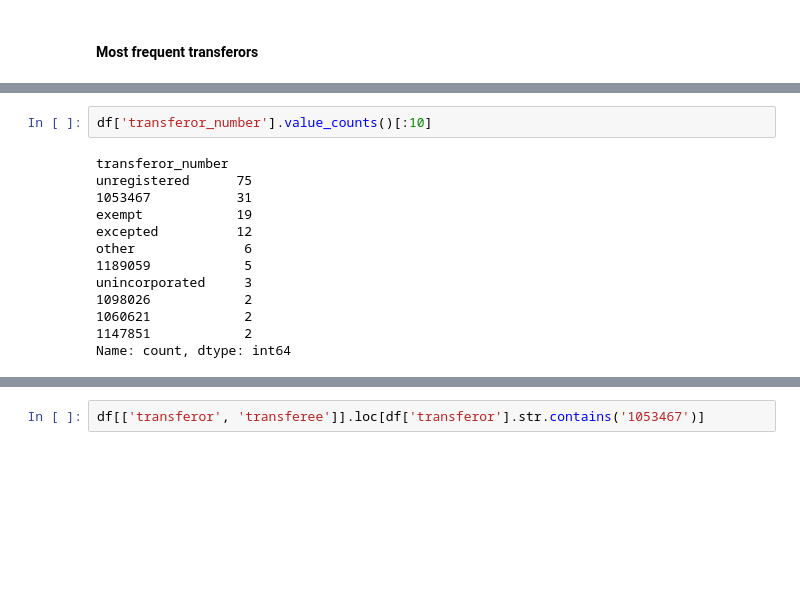
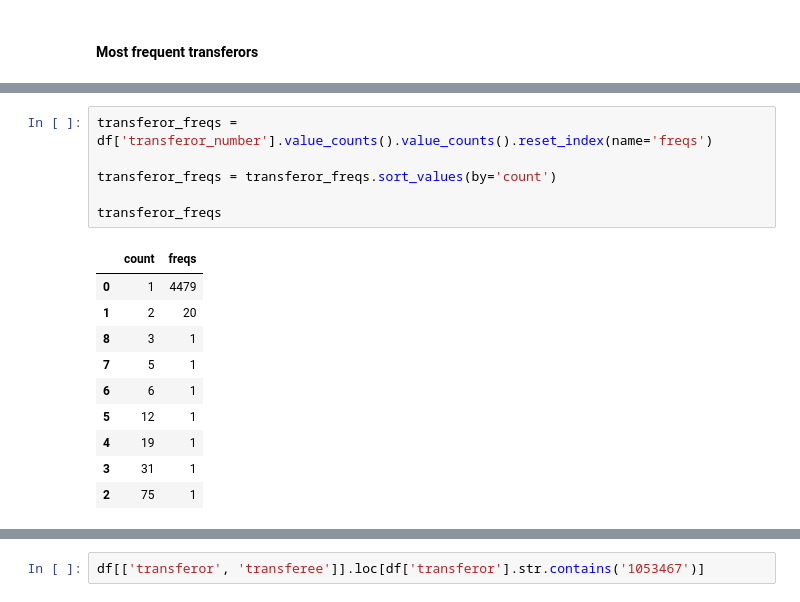
Before and after one commit to dataactivists/charity_commission_register, a Jupyter notebook: code/charity_commission.ipynb, the cells around one changed output, grey strips where cells are left out. Drawn from its saved outputs; the diff is of its cells as text; blank space fills up the shorter version.

```diff
--- a/code/charity_commission.ipynb
+++ b/code/charity_commission.ipynb
@@ -199,15 +214,17 @@ Name: count, dtype: int64
 # %%
-df['transferor_number'].value_counts()[:10]
+transferor_freqs = df['transferor_number'].value_counts().value_counts().reset_index(name='freqs')
+
+transferor_freqs = transferor_freqs.sort_values(by='count')
+
+transferor_freqs
 # %% [output]
-transferor_number
-unregistered      75
-1053467           31
-exempt            19
-excepted          12
-other              6
-1189059            5
-unincorporated     3
-1098026            2
-1060621            2
-1147851            2
-Name: count, dtype: int64
+|  | count | freqs |
+| 0 | 1 | 4479 |
+| 1 | 2 | 20 |
+| 8 | 3 | 1 |
+| 7 | 5 | 1 |
+| 6 | 6 | 1 |
+| 5 | 12 | 1 |
+| 4 | 19 | 1 |
+| 3 | 31 | 1 |
+| 2 | 75 | 1 |
```
Also changed, not shown: parts of 12 cells of this notebook.
